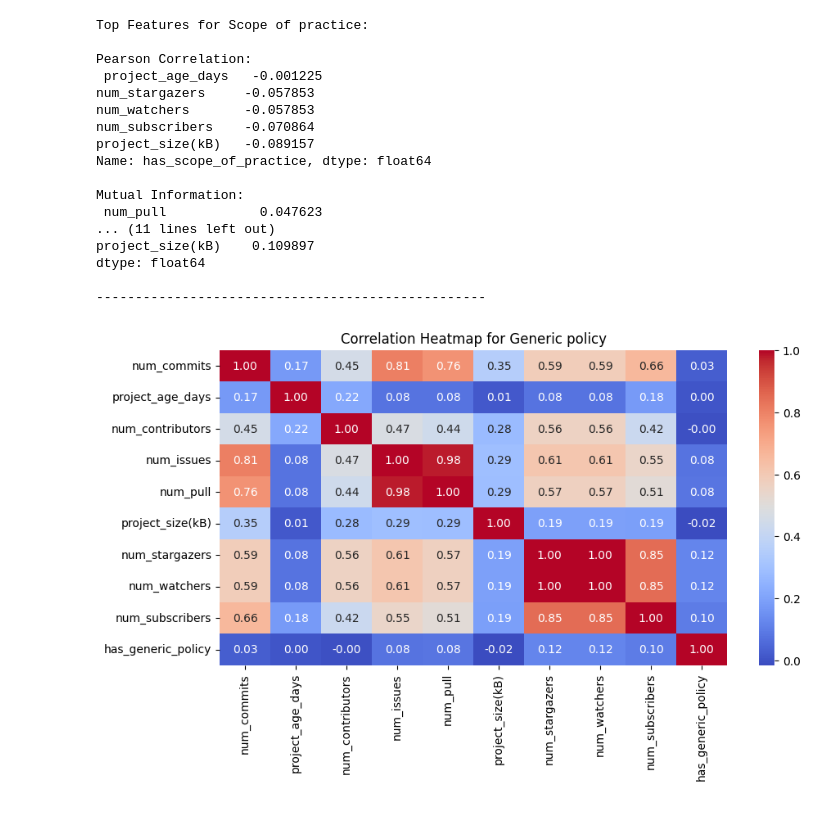
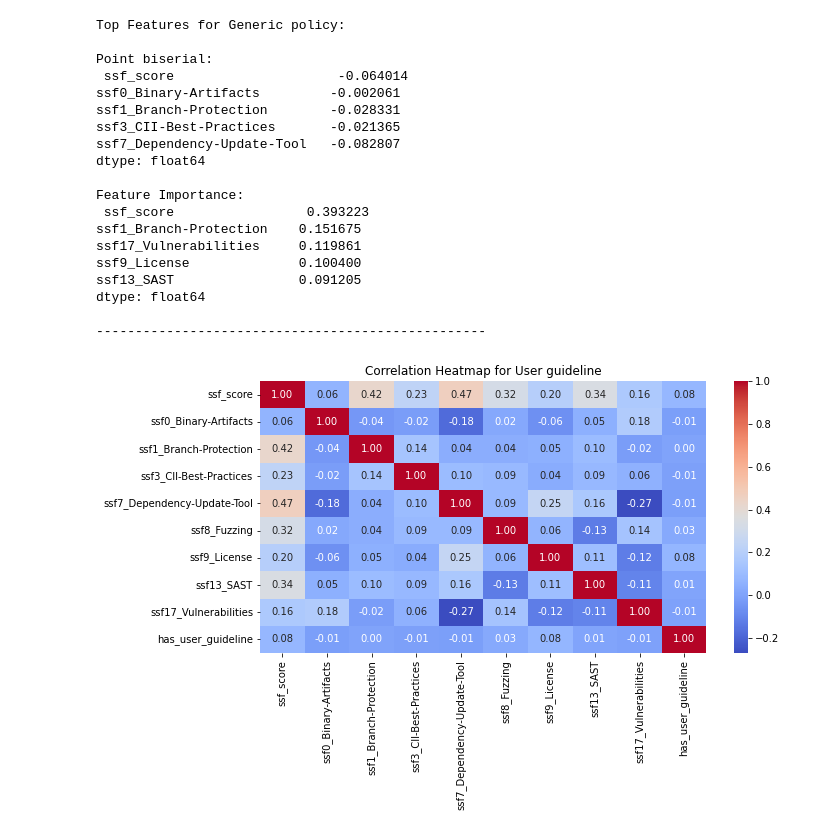
Before and after one commit to sswpka/Senior-Project-Security-Policy, a Jupyter notebook: 2preprocess_json.ipynb, the cells around one changed output. Cells and saved outputs as stored; diff of their text form; code cells hidden in the pictures.

```diff
--- a/2preprocess_json.ipynb
+++ b/2preprocess_json.ipynb
@@ -11,5 +11,9 @@ def save_json_without_escape(filepath, dataframe):
         json.dump(dataframe.to_dict(orient='records'), f, ensure_ascii=False, indent=4)
 
 # Load your dataset
-with open('set/haveMD_302.json', 'r', encoding='utf-8') as f:
+with open('set\Allpackage_298_updateSonar (1).json', 'r', encoding='utf-8') as f:
     data = json.load(f)
+
+df = pd.DataFrame(data)
+print("Data loaded successfully.")
+print(df.info())
@@ -137,59 +206,55 @@ Additional information: 1
 # %%
+
+from sklearn.preprocessing import MinMaxScaler
+from sklearn.ensemble import RandomForestClassifier
+from scipy import stats
+import pandas as pd
 import matplotlib.pyplot as plt
 import seaborn as sns
-from sklearn.feature_selection import mutual_info_classif
-from sklearn.ensemble import RandomForestClassifier
 
 # Normalize selected features
-selected_features = ['num_commits', 'project_age_days', 'num_contributors',
-                     'num_issues', 'num_pull', 'project_size(kB)',
-                     'num_stargazers', 'num_watchers', 'num_subscribers']
+selected_features = ['ssf_score', 'ssf0_Binary-Artifacts', 'ssf1_Branch-Protection', 'ssf3_CII-Best-Practices',
+                    'ssf7_Dependency-Update-Tool', 'ssf8_Fuzzing', 'ssf9_License', 'ssf13_SAST', 'ssf17_Vulnerabilities']
 
+# selected_features_type
+# activeness = 'num_commits', 'project_age_days', 'num_issues', 'num_pull'
+# popularity = 'num_stargazers', 'num_watchers', 'num_forks', 'num_subscribers'
+# metadata = 'num_contributors', 'project_size(kB)'
+# security_practice = 'ssf_score', 'ssf0_Binary-Artifacts', 'ssf1_Branch-Protection', 'ssf3_CII-Best-Practices',
+#                    'ssf7_Dependency-Update-Tool', 'ssf8_Fuzzing', 'ssf9_License',
+#                     'ssf10_Maintained', 'ssf13_SAST', 'ssf17_Vulnerabilities'
+# project_quality = 'sonarQube_BUG', 'sonarQube_VULNERABILITY', 'sonarQube_CODE_SMELL'
+
+
+# Assuming df is preprocessed to handle NaNs and infs
 scaler = MinMaxScaler()
 df[selected_features] = scaler.fit_transform(df[selected_features])
 
-# Categories of interest
-categories_of_interest = {"Generic policy", "Reporting mechanism", "Scope of practice", "User guideline"}
-
 correlation_results = {}
-
 for category in categories_of_interest:
     target_col = f'has_{category.replace(" ", "_").lower()}'
-
-    # Convert category label to binary
     df[target_col] = df['SecurityPolicy_content_category'].apply(
         lambda x: category in x if isinstance(x, list) else False
     )
 
-    # 1. **Pearson Correlation**
-    corr_values = df[selected_features + [target_col]].corr()[target_col].drop(target_col).sort_values(ascending=False)
+    bi_scores = {feature: stats.pointbiserialr(df[feature], df[target_col])[0] for feature in selected_features}
 
-    # 2. **Mutual Information**
-    mi_values = mutual_info_classif(df[selected_features], df[target_col], discrete_features=False)
-    mi_scores = pd.Series(mi_values, index=selected_features).sort_values(ascending=False)
-
-    # 3. **Feature Importance (Random Forest)**
     rf = RandomForestClassifier(n_estimators=100, random_state=42)
     rf.fit(df[selected_features], df[target_col])
     feature_importance = pd.Series(rf.feature_importances_, index=selected_features).sort_values(ascending=False)
 
-    # Store results
     correlation_results[category] = {
-        "Pearson Correlation": corr_values,
-        "Mutual Information": mi_scores,
+        "Biserial": bi_scores,
         "Feature Importance": feature_importance
     }
 
-    # Display results as a heatmap
     plt.figure(figsize=(10, 5))
     sns.heatmap(df[selected_features + [target_col]].corr(), annot=True, cmap='coolwarm', fmt=".2f")
     plt.title(f"Correlation Heatmap for {category}")
     plt.show()
 
-    # Print top correlated features
     print(f"Top Features for {category}:\n")
-    print("Pearson Correlation:\n", corr_values.head(5), "\n")
-    print("Mutual Information:\n", mi_scores.head(5), "\n")
+    print("Point biserial:\n", pd.Series(bi_scores).head(5), "\n")
     print("Feature Importance:\n", feature_importance.head(5), "\n")
     print("-" * 50)
 
@@ -217,18 +284,20 @@ dtype: float64
-Top Features for Scope of practice:
+Top Features for Generic policy:
 
-Pearson Correlation:
- project_age_days   -0.001225
-num_stargazers     -0.057853
-num_watchers       -0.057853
-num_subscribers    -0.070864
-project_size(kB)   -0.089157
-Name: has_scope_of_practice, dtype: float64
+Point biserial:
+ ssf_score                     -0.064014
+ssf0_Binary-Artifacts         -0.002061
+ssf1_Branch-Protection        -0.028331
+ssf3_CII-Best-Practices       -0.021365
+ssf7_Dependency-Update-Tool   -0.082807
+dtype: float64
 
-Mutual Information:
- num_pull            0.047623
-... (11 lines left out)
-project_size(kB)    0.109897
+Feature Importance:
+ ssf_score                 0.393223
+ssf1_Branch-Protection    0.151675
+ssf17_Vulnerabilities     0.119861
+ssf9_License              0.100400
+ssf13_SAST                0.091205
 dtype: float64
 
 --------------------------------------------------
-[figure, old version]
+[figure, new version]
```
Also changed, not shown: parts of 6 cells of this notebook.
